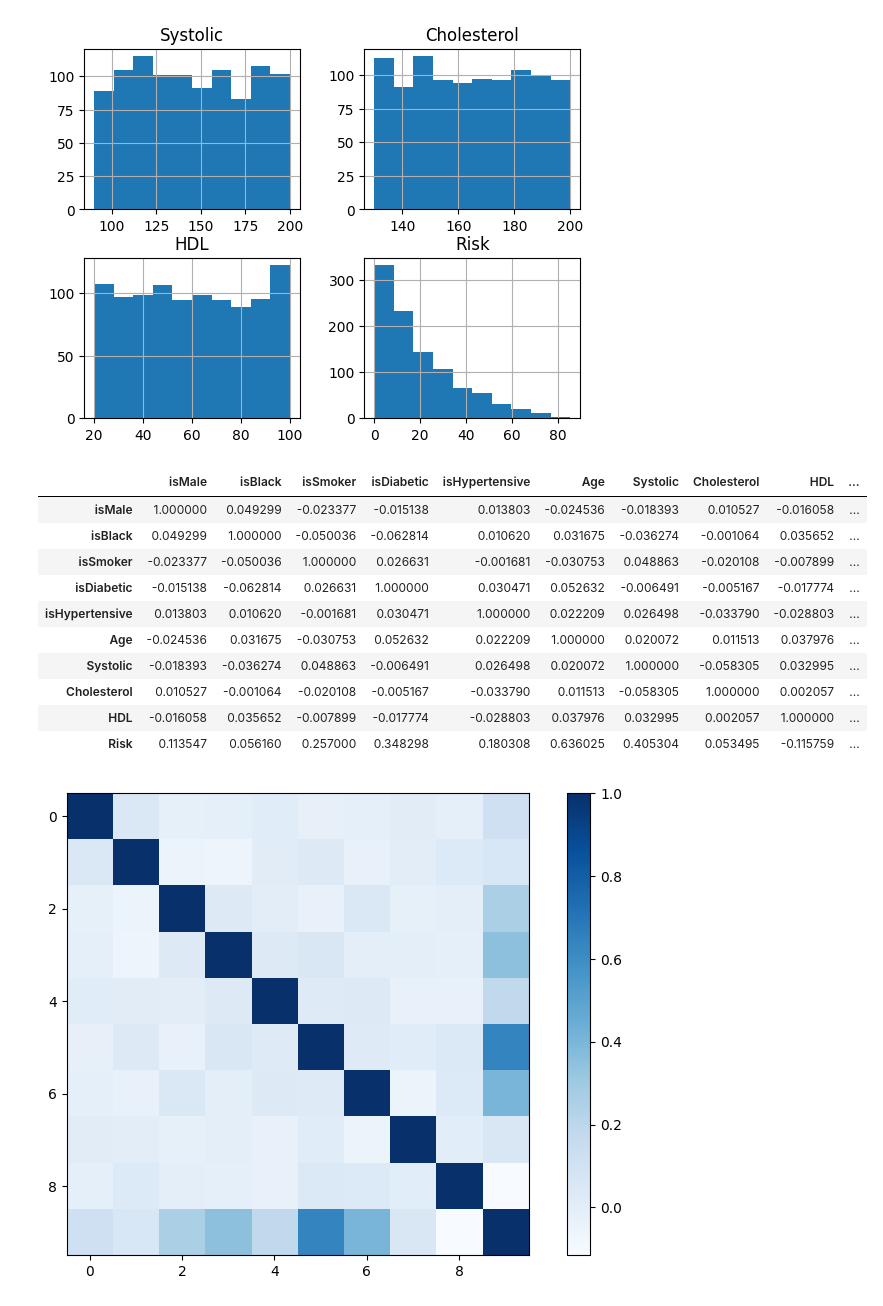
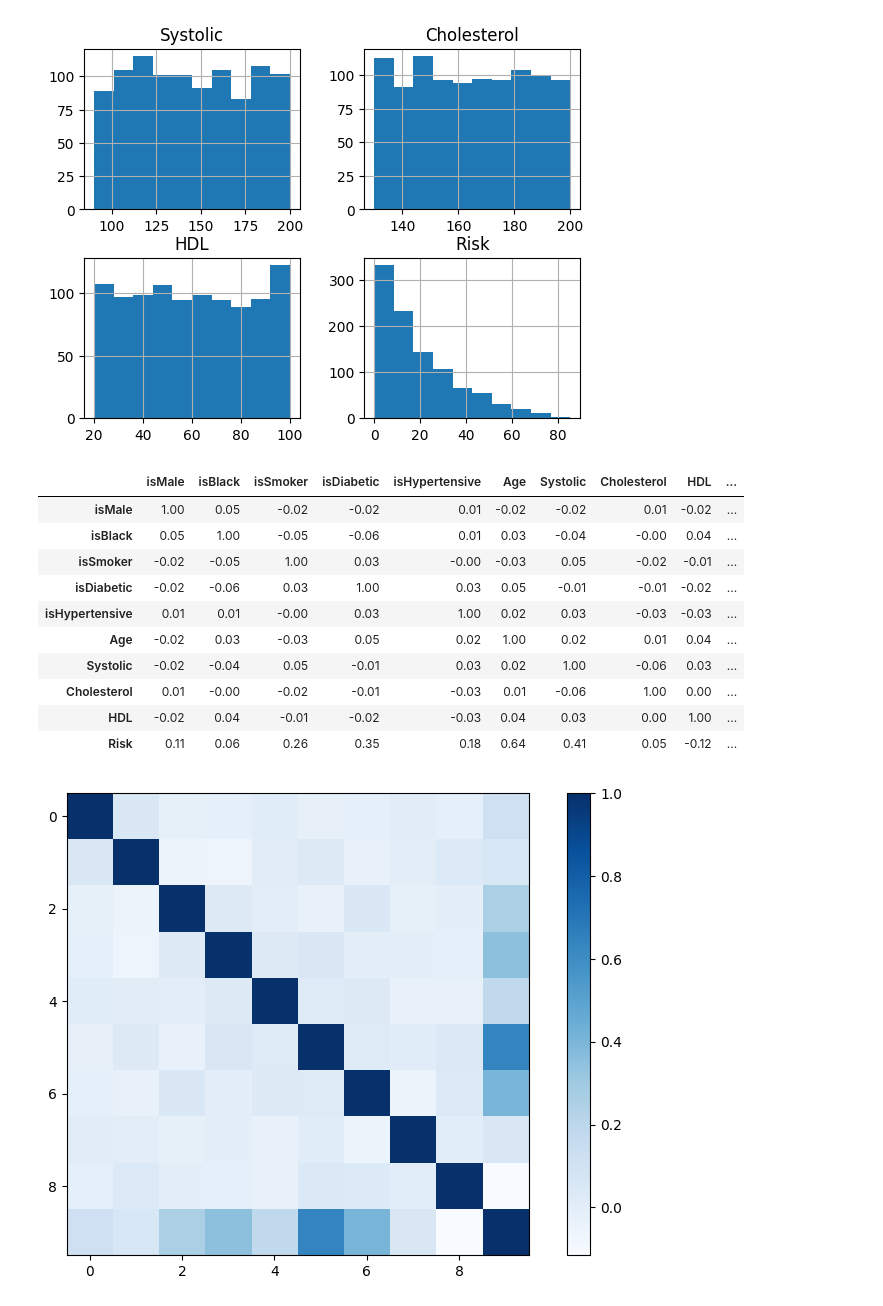
Before and after one commit to galsyn/MachineLearning, a Jupyter notebook: L5/dz5_dtree.ipynb, the cells around one changed output. Saved outputs shown, nothing was run; the diff lists cells and outputs as text; code cells hidden in the pictures.

```diff
--- a/L5/dz5_dtree.ipynb
+++ b/L5/dz5_dtree.ipynb
@@ -107,19 +111,19 @@ plt.show()
 [figure]
 # %%
 #кореляція між даними
-df.corr()
+df.corr().round(2)
 # %% [output]
 |  | isMale | isBlack | isSmoker | isDiabetic | isHypertensive | Age | Systolic | Cholesterol | HDL | ... |
-| isMale | 1.000000 | 0.049299 | -0.023377 | -0.015138 | 0.013803 | -0.024536 | -0.018393 | 0.010527 | -0.016058 | ... |
-| isBlack | 0.049299 | 1.000000 | -0.050036 | -0.062814 | 0.010620 | 0.031675 | -0.036274 | -0.001064 | 0.035652 | ... |
-| isSmoker | -0.023377 | -0.050036 | 1.000000 | 0.026631 | -0.001681 | -0.030753 | 0.048863 | -0.020108 | -0.007899 | ... |
-| isDiabetic | -0.015138 | -0.062814 | 0.026631 | 1.000000 | 0.030471 | 0.052632 | -0.006491 | -0.005167 | -0.017774 | ... |
-| isHypertensive | 0.013803 | 0.010620 | -0.001681 | 0.030471 | 1.000000 | 0.022209 | 0.026498 | -0.033790 | -0.028803 | ... |
-| Age | -0.024536 | 0.031675 | -0.030753 | 0.052632 | 0.022209 | 1.000000 | 0.020072 | 0.011513 | 0.037976 | ... |
-| Systolic | -0.018393 | -0.036274 | 0.048863 | -0.006491 | 0.026498 | 0.020072 | 1.000000 | -0.058305 | 0.032995 | ... |
-| Cholesterol | 0.010527 | -0.001064 | -0.020108 | -0.005167 | -0.033790 | 0.011513 | -0.058305 | 1.000000 | 0.002057 | ... |
-| HDL | -0.016058 | 0.035652 | -0.007899 | -0.017774 | -0.028803 | 0.037976 | 0.032995 | 0.002057 | 1.000000 | ... |
-| Risk | 0.113547 | 0.056160 | 0.257000 | 0.348298 | 0.180308 | 0.636025 | 0.405304 | 0.053495 | -0.115759 | ... |
+| isMale | 1.00 | 0.05 | -0.02 | -0.02 | 0.01 | -0.02 | -0.02 | 0.01 | -0.02 | ... |
+| isBlack | 0.05 | 1.00 | -0.05 | -0.06 | 0.01 | 0.03 | -0.04 | -0.00 | 0.04 | ... |
+| isSmoker | -0.02 | -0.05 | 1.00 | 0.03 | -0.00 | -0.03 | 0.05 | -0.02 | -0.01 | ... |
+| isDiabetic | -0.02 | -0.06 | 0.03 | 1.00 | 0.03 | 0.05 | -0.01 | -0.01 | -0.02 | ... |
+| isHypertensive | 0.01 | 0.01 | -0.00 | 0.03 | 1.00 | 0.02 | 0.03 | -0.03 | -0.03 | ... |
+| Age | -0.02 | 0.03 | -0.03 | 0.05 | 0.02 | 1.00 | 0.02 | 0.01 | 0.04 | ... |
+| Systolic | -0.02 | -0.04 | 0.05 | -0.01 | 0.03 | 0.02 | 1.00 | -0.06 | 0.03 | ... |
+| Cholesterol | 0.01 | -0.00 | -0.02 | -0.01 | -0.03 | 0.01 | -0.06 | 1.00 | 0.00 | ... |
+| HDL | -0.02 | 0.04 | -0.01 | -0.02 | -0.03 | 0.04 | 0.03 | 0.00 | 1.00 | ... |
+| Risk | 0.11 | 0.06 | 0.26 | 0.35 | 0.18 | 0.64 | 0.41 | 0.05 | -0.12 | ... |
 # %%
 # відображення на кольоровій діаграмі
 #from matplotlib import colormaps
```
Also changed, not shown: parts of 35 cells of this notebook.
